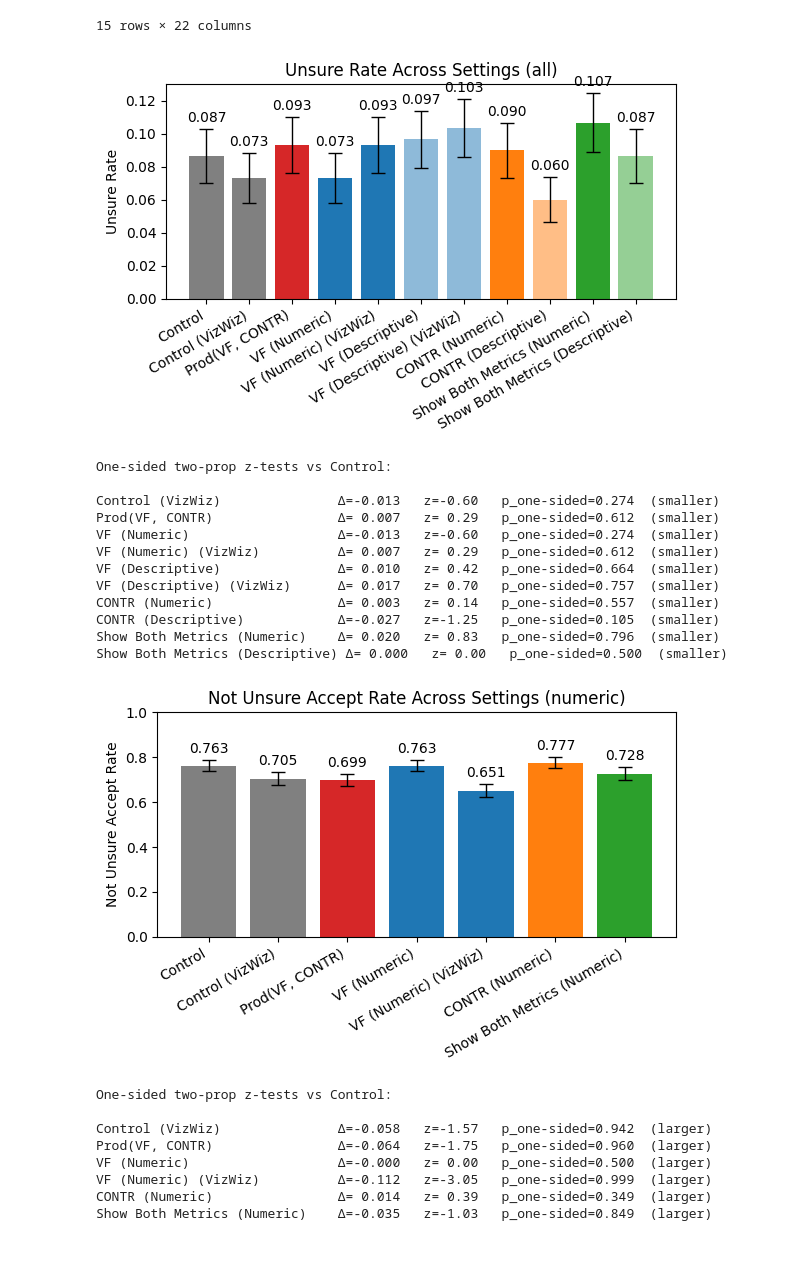
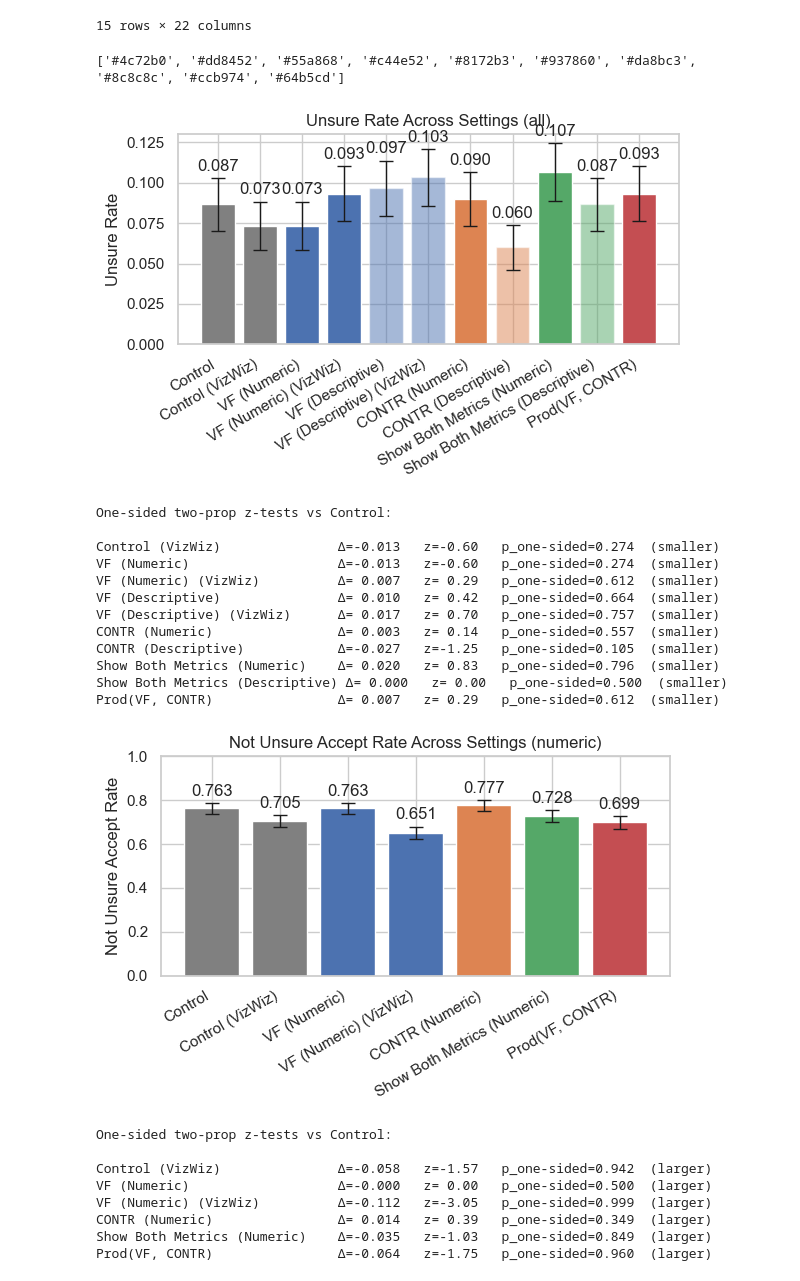
Before and after one commit to Keyu-He/vlm-rationale-study, a Jupyter notebook: src_analysis/UserStudyAnalysis.ipynb, the cells around one changed output. Saved outputs shown, nothing was run; the diff lists cells and outputs as text; code cells hidden in the pictures; blank space fills up the shorter version.

```diff
--- a/src_analysis/UserStudyAnalysis.ipynb
+++ b/src_analysis/UserStudyAnalysis.ipynb
@@ -1370,6 +1370,18 @@ summary_df
 | vf_numeric_llava1.5_vizwiz_better... | 300 | 29 | 0.093333 | 0.016823 | 0.590000 | 0.028443 | 0.650735 | ... |
 | vf_descriptive_llava1.5_vizwiz_be... | 300 | 29 | 0.103333 | 0.017604 | 0.603333 | 0.028291 | 0.672862 | ... |
 15 rows × 22 columns
+# %%
+import seaborn as sns
+
+# grab the default deep palette
+palette = sns.color_palette('deep')
+# convert to hex
+from matplotlib.colors import to_hex
+hex_codes = [to_hex(c) for c in palette]
+print(hex_codes)
+# ['#4c72b0', '#dd8452', '#55a868', '#c44e52', '#8172b3', '#ccb974']
+# %% [output]
+['#4c72b0', '#dd8452', '#55a868', '#c44e52', '#8172b3', '#937860', '#da8bc3', '#8c8c8c', '#ccb974', '#64b5cd']
 # %%
 import matplotlib.pyplot as plt
 
@@ -1377,7 +1389,6 @@ import matplotlib.pyplot as plt
 all_setting_variants = [
     'combined12_llava1.5_aokvqa_better_sampled_q10_i10_s0',
     'combined12_llava1.5_vizwiz_better_sampled_q10_i10_s0',
-    'prodmetric_llava1.5_aokvqa_better_sampled_q10_i10_s0',
     'vf_numeric_llava1.5_aokvqa_better_sampled_q10_i10_s0',
     'vf_numeric_llava1.5_vizwiz_better_sampled_q10_i10_s0',
     'vf_descriptive_llava1.5_aokvqa_better_sampled_q10_i10_s0',
@@ -1385,13 +1396,13 @@ all_setting_variants = [
     'contr_numeric_llava1.5_aokvqa_better_sampled_q10_i10_s0',
     'contr_descriptive_llava1.5_aokvqa_better_sampled_q10_i10_s0',
     'showbothmetrics_llava1.5_aokvqa_better_sampled_q10_i10_s0',
-    'showbothmetrics_descriptive_llava1.5_aokvqa_better_sampled_q10_i10_s0'
+    'showbothmetrics_descriptive_llava1.5_aokvqa_better_sampled_q10_i10_s0',
+    'prodmetric_llava1.5_aokvqa_better_sampled_q10_i10_s0',
 ]
 
 all_setting_names = [
     'Control',
     'Control (VizWiz)',
-    'Prod(VF, CONTR)',
     'VF (Numeric)',
     'VF (Numeric) (VizWiz)',
     'VF (Descriptive)',
@@ -1399,27 +1410,28 @@ all_setting_names = [
     'CONTR (Numeric)',
     'CONTR (Descriptive)',
     'Show Both Metrics (Numeric)',
-    'Show Both Metrics (Descriptive)'
+    'Show Both Metrics (Descriptive)',
+    'Prod(VF, CONTR)',
 ]
 
 num_setting_variants = [
     'combined12_llava1.5_aokvqa_better_sampled_q10_i10_s0',
     'combined12_llava1.5_vizwiz_better_sampled_q10_i10_s0',
-    'prodmetric_llava1.5_aokvqa_better_sampled_q10_i10_s0',
     'vf_numeric_llava1.5_aokvqa_better_sampled_q10_i10_s0',
     'vf_numeric_llava1.5_vizwiz_better_sampled_q10_i10_s0',
     'contr_numeric_llava1.5_aokvqa_better_sampled_q10_i10_s0',
     'showbothmetrics_llava1.5_aokvqa_better_sampled_q10_i10_s0',
+    'prodmetric_llava1.5_aokvqa_better_sampled_q10_i10_s0',
 ]
 
 num_setting_names = [
     'Control',
     'Control (VizWiz)',
-    'Prod(VF, CONTR)',
     'VF (Numeric)',
     'VF (Numeric) (VizWiz)',
     'CONTR (Numeric)',
-    'Show Both Metrics (Numeric)'
+    'Show Both Metrics (Numeric)',
+    'Prod(VF, CONTR)',
 ]
 
 desc_setting_variants = [
@@ -1442,11 +1454,19 @@ desc_setting_names = [
 
 
 # Define colors for groups
+# group_colors = {
+#     'vf': 'tab:blue',
+#     'contr': 'tab:orange',
+#     'showbothmetrics': 'tab:green',
+#     'prodmetric': 'tab:red',
+#     'other': 'gray'
+# }
+# Use seaborn palette
 group_colors = {
-    'vf': 'tab:blue',
-    'contr': 'tab:orange',
-    'showbothmetrics': 'tab:green',
-    'prodmetric': 'tab:red',
+    'vf': '#4C72B0', # blue
+    'contr': '#DD8452', # orange
+    'showbothmetrics': '#55A868', # green
+    'prodmetric': '#C44E52', # red
     'other': 'gray'
 }
 
@@ -1550,38 +1570,37 @@ def plot_chart(
     ctrl_var   = setting_variants[0]
     ctrl_rate  = summary_df.loc[ctrl_var, metric_name]
     ctrl_count = int(round(ctrl_rate * n_per_group))
 
     print(f"\nOne‐sided two‐prop z‐tests vs {setting_names[0]}:\n")
     for var, label, rate in zip(setting_variants[1:], setting_names[1:], rates[1:]):
         count = int(round(rate * n_per_group))
         counts = np.array([count, ctrl_count])
         nobs   = np.array([n_per_group, n_per_group])
 
         # decide direction: “larger” if higher is better (e.g. NotUnsureAcc), else “smaller”
         if 'NotUnsureAcc'.lower() in metric_name.lower() or 'Accept' in metric_name:
             alt = 'larger'
         else:
             alt = 'smaller'
 
         z_stat, p_val = proportions_ztest(counts, nobs, alternative=alt)
         diff = rate - ctrl_rate
 
         print(f"{label:30} Δ={diff: .3f}   z={z_stat: .2f}   p_one‐sided={p_val:.3f}  ({alt})")
 
 
 plot_chart('all', 'Unsure Rate', 'Unsure SE', y_lim_max = 0.13)
 plot_chart('numeric', 'Not Unsure Accept Rate', 'NotUnsureAccept SE', y_lim_max=1.0)
 plot_chart('numeric', 'NotUnsureAcc', 'NotUnsureAcc SE', y_lim_max=1.0)
 plot_chart('numeric', 'False Acp Rate', 'FalseAcp SE', y_lim_max=0.7)
 plot_chart('numeric', 'False Rej Rate', 'FalseRej SE', y_lim_max=0.2)
 
 plot_chart('all', 'False Acp Rate', 'FalseAcp SE', y_lim_max=0.7)
 # %% [output]
-[figure, old version]
+[figure, new version]
 One‐sided two‐prop z‐tests vs Control:
 
 Control (VizWiz)               Δ=-0.013   z=-0.60   p_one‐sided=0.274  (smaller)
-Prod(VF, CONTR)                Δ= 0.007   z= 0.29   p_one‐sided=0.612  (smaller)
 VF (Numeric)                   Δ=-0.013   z=-0.60   p_one‐sided=0.274  (smaller)
 VF (Numeric) (VizWiz)          Δ= 0.007   z= 0.29   p_one‐sided=0.612  (smaller)
 VF (Descriptive)               Δ= 0.010   z= 0.42   p_one‐sided=0.664  (smaller)
@@ -1590,12 +1609,13 @@ CONTR (Numeric)                Δ= 0.003   z= 0.14   p_one‐sided=0.557  (small
 CONTR (Descriptive)            Δ=-0.027   z=-1.25   p_one‐sided=0.105  (smaller)
 Show Both Metrics (Numeric)    Δ= 0.020   z= 0.83   p_one‐sided=0.796  (smaller)
 Show Both Metrics (Descriptive) Δ= 0.000   z= 0.00   p_one‐sided=0.500  (smaller)
+Prod(VF, CONTR)                Δ= 0.007   z= 0.29   p_one‐sided=0.612  (smaller)
-[figure, old version]
+[figure, new version]
 One‐sided two‐prop z‐tests vs Control:
 
 Control (VizWiz)               Δ=-0.058   z=-1.57   p_one‐sided=0.942  (larger)
-Prod(VF, CONTR)                Δ=-0.064   z=-1.75   p_one‐sided=0.960  (larger)
 VF (Numeric)                   Δ=-0.000   z= 0.00   p_one‐sided=0.500  (larger)
 VF (Numeric) (VizWiz)          Δ=-0.112   z=-3.05   p_one‐sided=0.999  (larger)
 CONTR (Numeric)                Δ= 0.014   z= 0.39   p_one‐sided=0.349  (larger)
 Show Both Metrics (Numeric)    Δ=-0.035   z=-1.03   p_one‐sided=0.849  (larger)
+Prod(VF, CONTR)                Δ=-0.064   z=-1.75   p_one‐sided=0.960  (larger)
```
Also changed, not shown: parts of 11 cells of this notebook, 34 other files.
